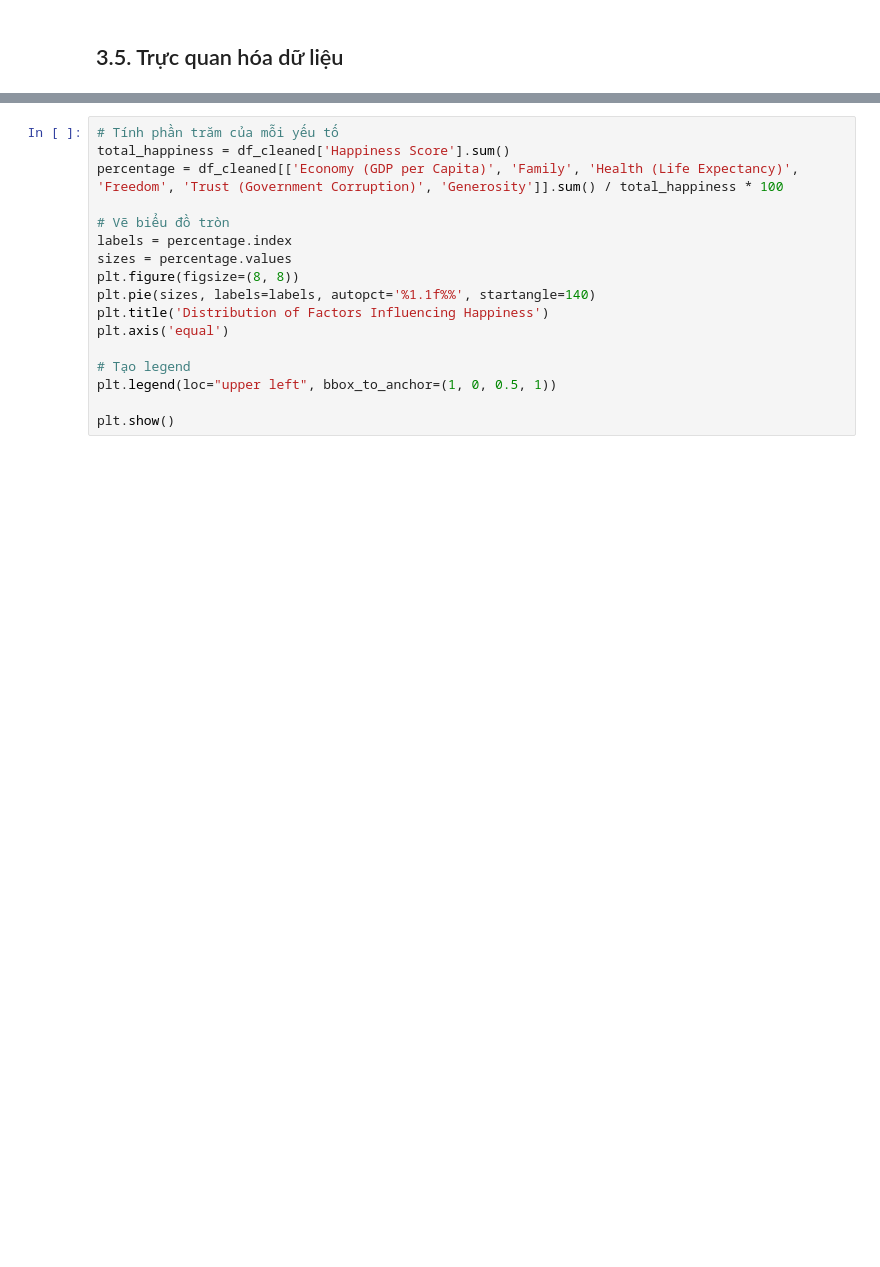
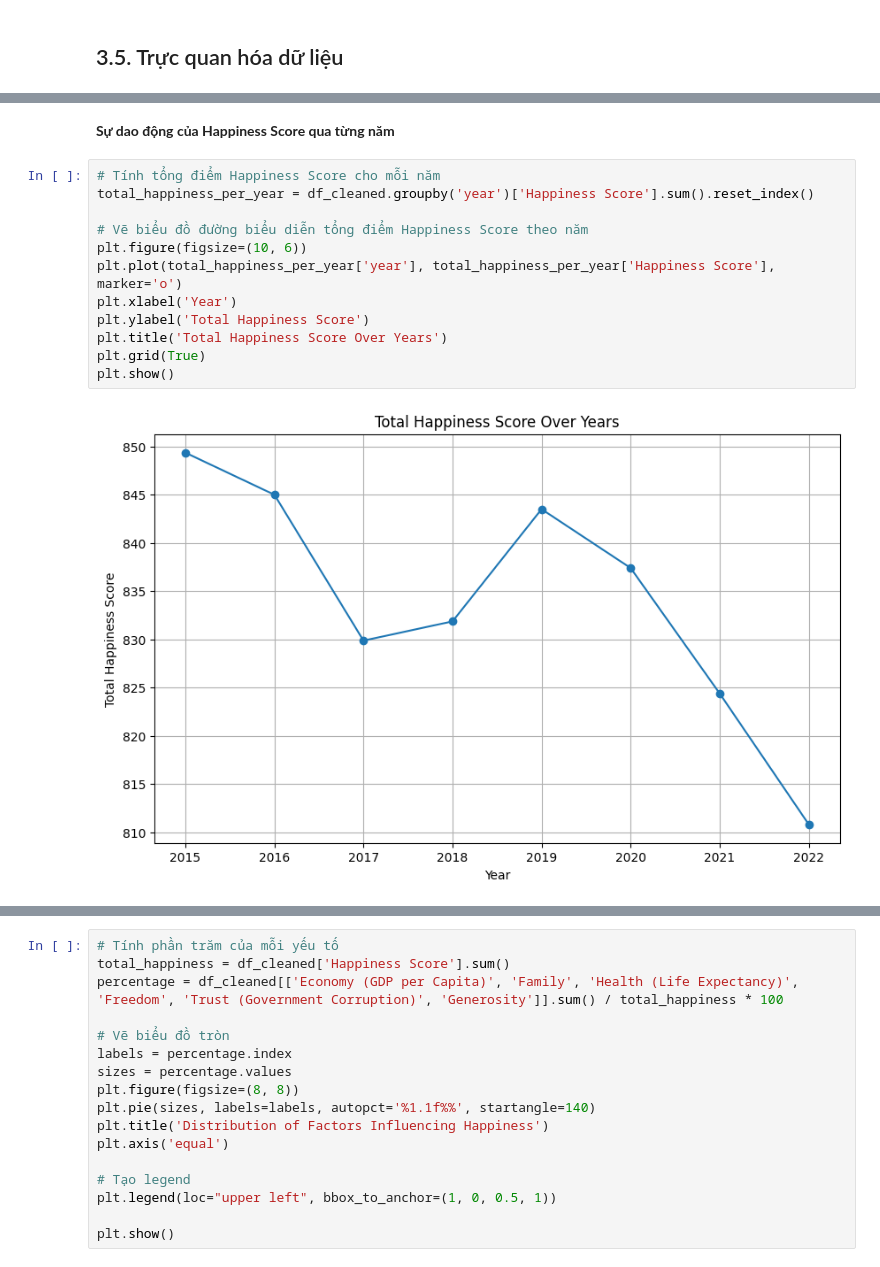
Before and after one commit to NgTrDung/DataMining_For_HappinessReport, a Jupyter notebook: Happiness_Report.ipynb, the cells around one changed output, grey strips where cells are left out. Drawn from its saved outputs; the diff is of its cells as text; blank space fills up the shorter version.

```diff
--- a/Happiness_Report.ipynb
+++ b/Happiness_Report.ipynb
@@ -587,0 +579,16 @@ plt.show()
+# %% [markdown]
+<b>Sự dao động của Happiness Score qua từng năm
+# %%
+# Tính tổng điểm Happiness Score cho mỗi năm
+total_happiness_per_year = df_cleaned.groupby('year')['Happiness Score'].sum().reset_index()
+
+# Vẽ biểu đồ đường biểu diễn tổng điểm Happiness Score theo năm
+plt.figure(figsize=(10, 6))
+plt.plot(total_happiness_per_year['year'], total_happiness_per_year['Happiness Score'], marker='o')
+plt.xlabel('Year')
+plt.ylabel('Total Happiness Score')
+plt.title('Total Happiness Score Over Years')
+plt.grid(True)
+plt.show()
+# %% [output]
+[figure, added]
```
Also changed, not shown: parts of 29 cells of this notebook, 1 other file.
